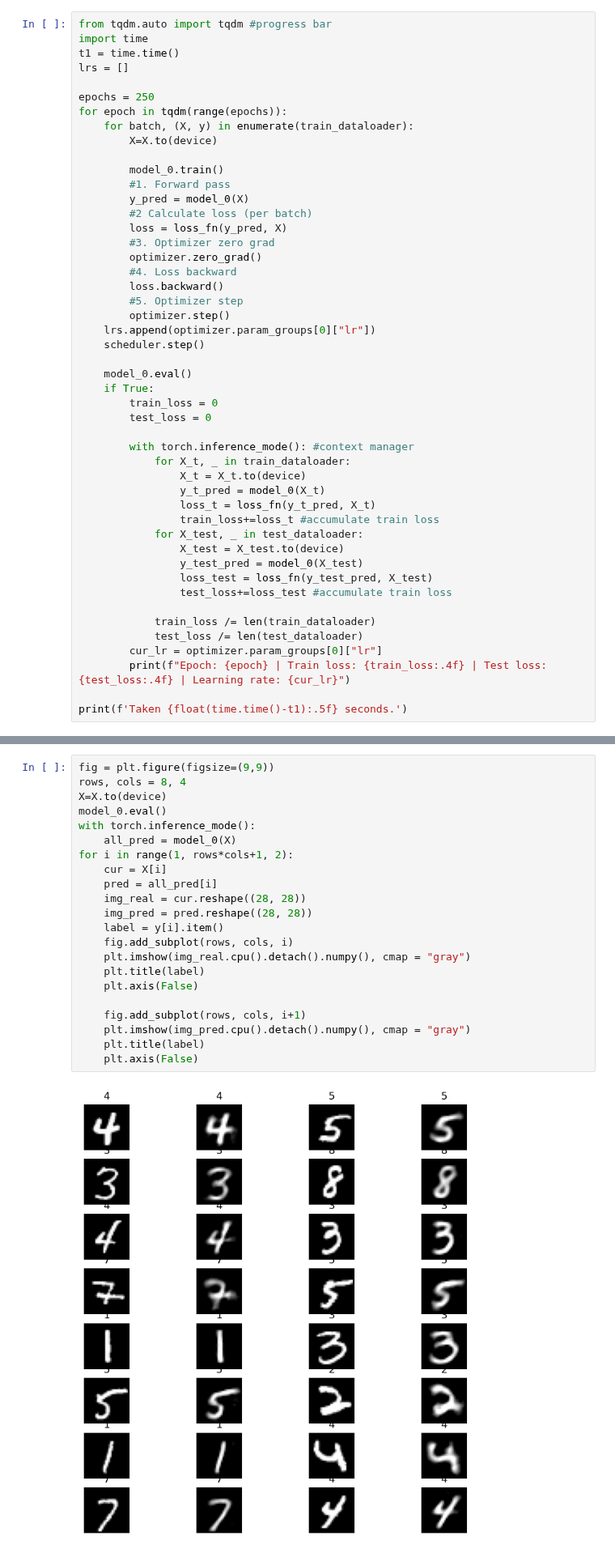
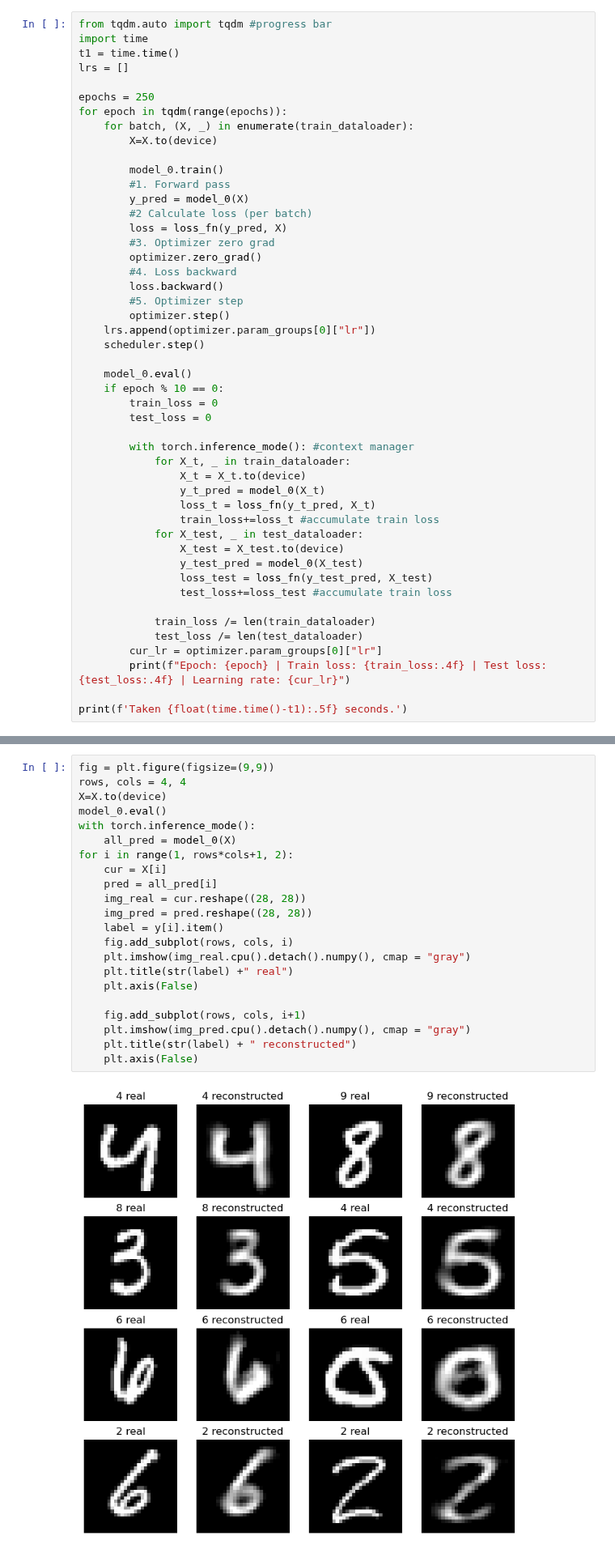
Before and after one commit to Molten-Ice/Deep-Learning, a Jupyter notebook: Leveraging autoencoders/autoencoder.ipynb, the cells around one changed output, grey strips where cells are left out. Shown at 81% size. Cells and saved outputs as stored; diff of their text form.

```diff
--- a/Leveraging autoencoders/autoencoder.ipynb
+++ b/Leveraging autoencoders/autoencoder.ipynb
@@ -207,7 +208,7 @@ lrs = []
 
 epochs = 250
 for epoch in tqdm(range(epochs)):
-    for batch, (X, y) in enumerate(train_dataloader):
+    for batch, (X, _) in enumerate(train_dataloader):
         X=X.to(device)
 
         model_0.train()
@@ -225,7 +226,7 @@ for epoch in tqdm(range(epochs)):
     scheduler.step()
 
     model_0.eval()
-    if True:
+    if epoch % 10 == 0:
         train_loss = 0
         test_loss = 0
 
@@ -274,24 +274,24 @@ plt.plot(lrs)
 # %%
 fig = plt.figure(figsize=(9,9))
-rows, cols = 8, 4
+rows, cols = 4, 4
 X=X.to(device)
 model_0.eval()
 with torch.inference_mode():
     all_pred = model_0(X)
 for i in range(1, rows*cols+1, 2):
     cur = X[i]
     pred = all_pred[i]
     img_real = cur.reshape((28, 28))
     img_pred = pred.reshape((28, 28))
     label = y[i].item()
     fig.add_subplot(rows, cols, i)
     plt.imshow(img_real.cpu().detach().numpy(), cmap = "gray")
-    plt.title(label)
+    plt.title(str(label) +" real")
     plt.axis(False)
 
     fig.add_subplot(rows, cols, i+1)
     plt.imshow(img_pred.cpu().detach().numpy(), cmap = "gray")
-    plt.title(label)
+    plt.title(str(label) + " reconstructed")
     plt.axis(False)
 # %% [output]
-[figure, old version]
+[figure, new version]
```
Also changed, not shown: parts of 15 cells of this notebook, 4 other files.
